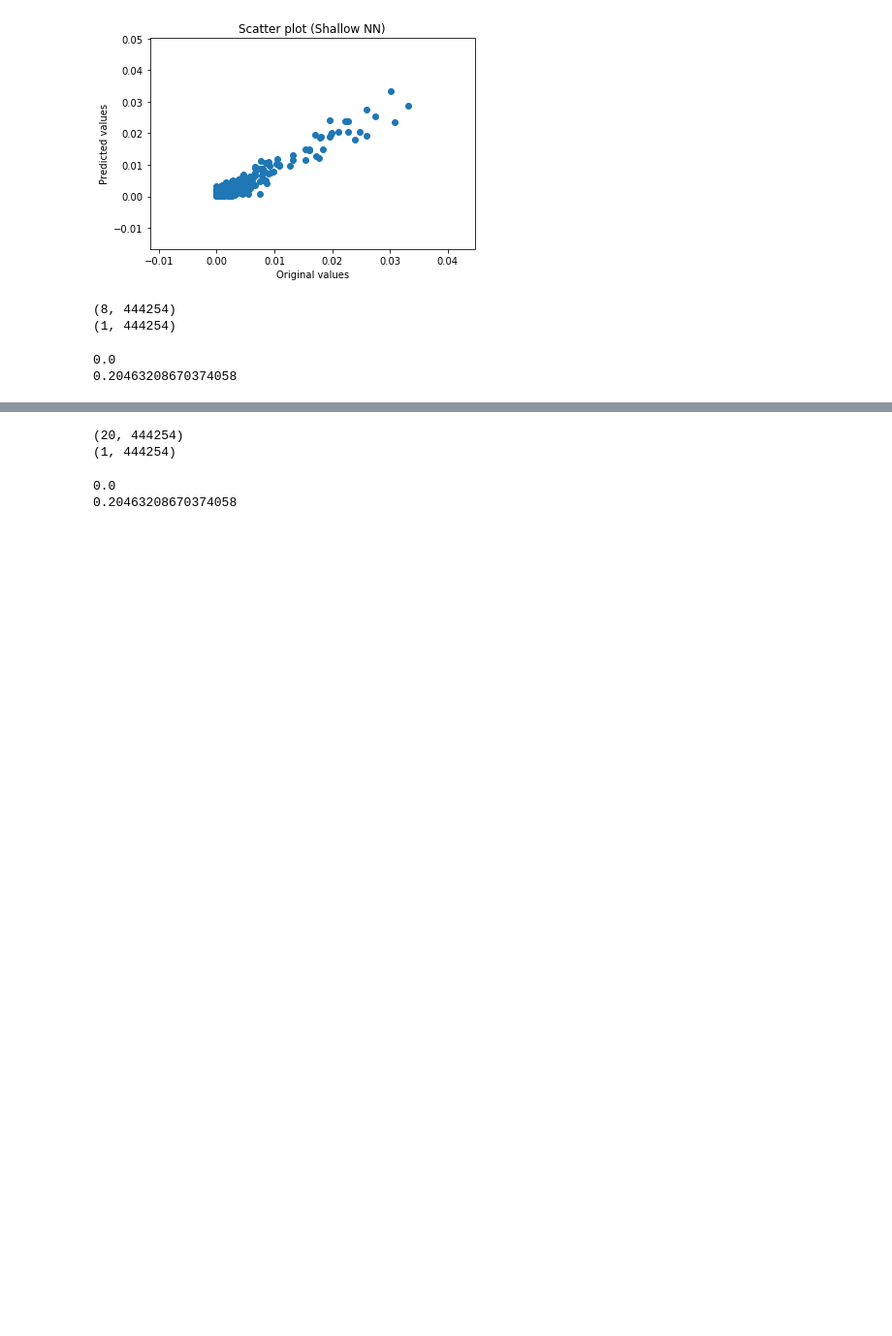
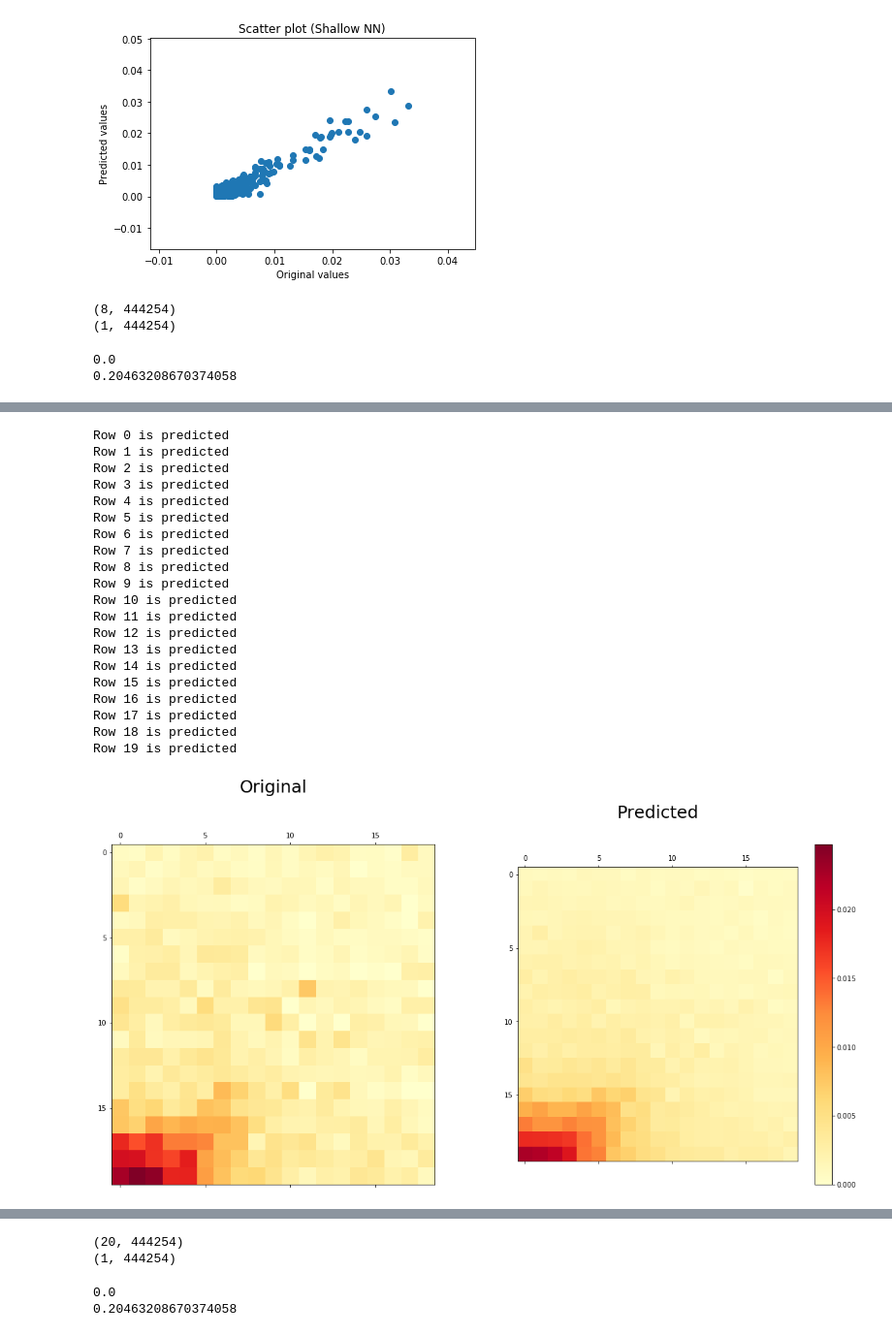
Before and after one commit to Khrameeva-Lab/DeepLearningHiC, a Jupyter notebook: DeepLearningHiC.ipynb, the cells around one changed output, grey strips where cells are left out. Shown: that part at 97% size. Drawn from its saved outputs; the diff is of its cells as text; code cells hidden in the pictures; blank space fills up the shorter version.

```diff
--- a/DeepLearningHiC.ipynb
+++ b/DeepLearningHiC.ipynb
@@ -889,0 +920,29 @@ KeyboardInterrupt:
+# %%
+'''
+For now we omit edge pixels, so predicted row becomes smaller than the original
+
+For future, we can try to predict edge pixels using zeros as the values for the non existing features
+'''
+def predict_row_diagonal(original_matrix, model_to_use, square_size, row_idx):
+    square_h_w = square_size * 2 + 1
+
+    # check if submatrix can be obtained (not outside of bounds) - for rows and columns => return None if not
+    if row_idx < (square_h_w // 2) or original_matrix.shape[0] - (row_idx + 1) < (square_h_w // 2) or original_matrix.shape[1] < square_h_w:
+            return None
+
+    # extract features for the given row
+    row_features = extract_row_features_diagonal(original_matrix[(row_idx - (square_h_w // 2)):(row_idx + (square_h_w // 2)) + 1, :],
+                                        square_h_w)
+
+    return predict_diagonal(row_features, model_to_use)
+# %%
+# Restoring Hi-C matrix with diagonal NN predictions
+def restore_hic_diagonal(original_matrix, model_to_use, square_size):
+    predicted_matrix = np.copy(original_matrix[2:-2, 2:-2])
+
+    for i in range(0, predicted_matrix.shape[0]):
+        # TODO: check, maybe None is returned from the function
+        predicted_matrix[i, ] = predict_row_diagonal(original_matrix, model_to_use, square_size, i + square_size)
+        print(f"Row {i} is predicted")
+
+    return predicted_matrix
@@ -889,0 +951,33 @@ KeyboardInterrupt:
+# %%
+loaded_parameters = load_parameters('parameters_normalized_diagonal.npy')
+# %%
+# DON"T FORGET TO INPUT THESE VALUES
+old_min = 0
+old_max = 0.20463208670374058
+# %%
+normalized_test_matrix, _, _ = min_max_normalize(resulting_matrices[57], old_min, old_max)
+restored_hic1_diagonal = restore_hic_diagonal(normalized_test_matrix, loaded_parameters, SQUARE_SIZE)
+
+plot_two_hic_same_scale(resulting_matrices[57][2:-2, 2:-2], restored_hic1_diagonal, use_log_scale=False)
+# %% [output]
+Row 0 is predicted
+Row 1 is predicted
+Row 2 is predicted
+Row 3 is predicted
+Row 4 is predicted
+Row 5 is predicted
+Row 6 is predicted
+Row 7 is predicted
+Row 8 is predicted
+Row 9 is predicted
+Row 10 is predicted
+Row 11 is predicted
+Row 12 is predicted
+Row 13 is predicted
+Row 14 is predicted
+Row 15 is predicted
+Row 16 is predicted
+Row 17 is predicted
+Row 18 is predicted
+Row 19 is predicted
+[figure, added]
```
Also changed, not shown: parts of 12 cells of this notebook.
